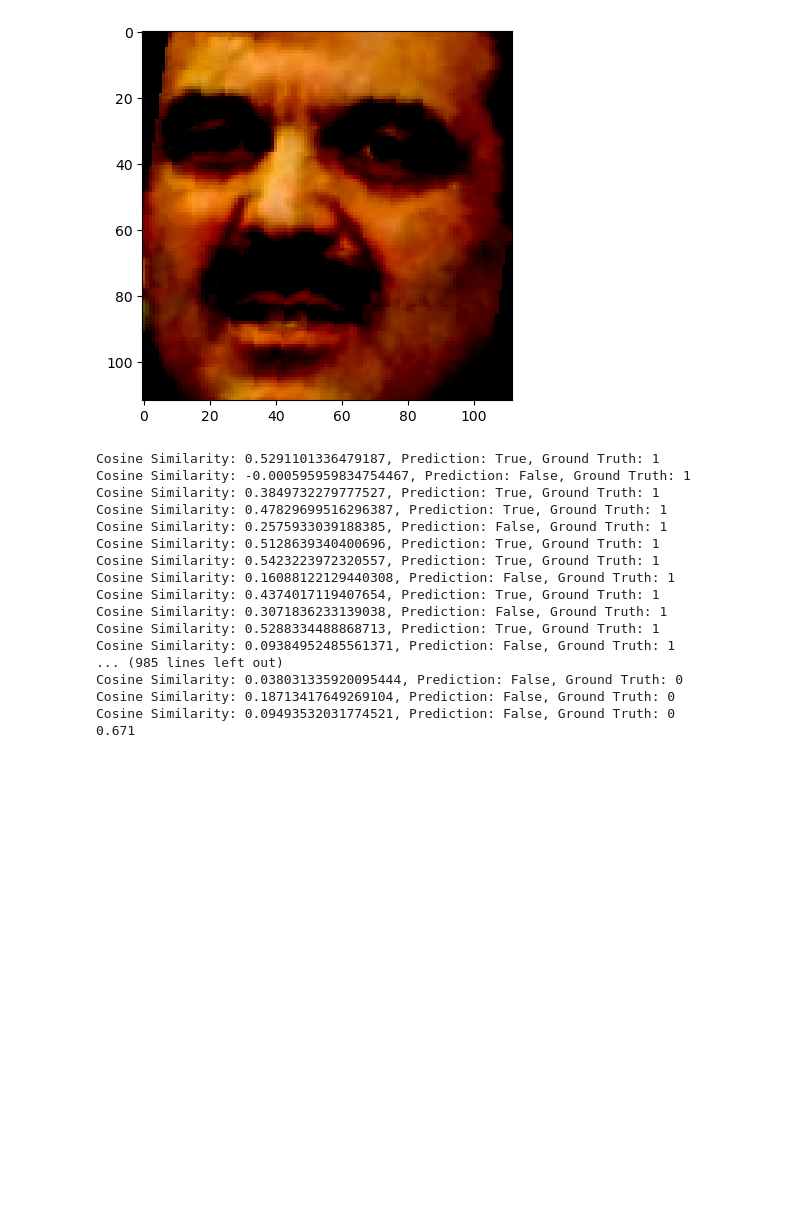
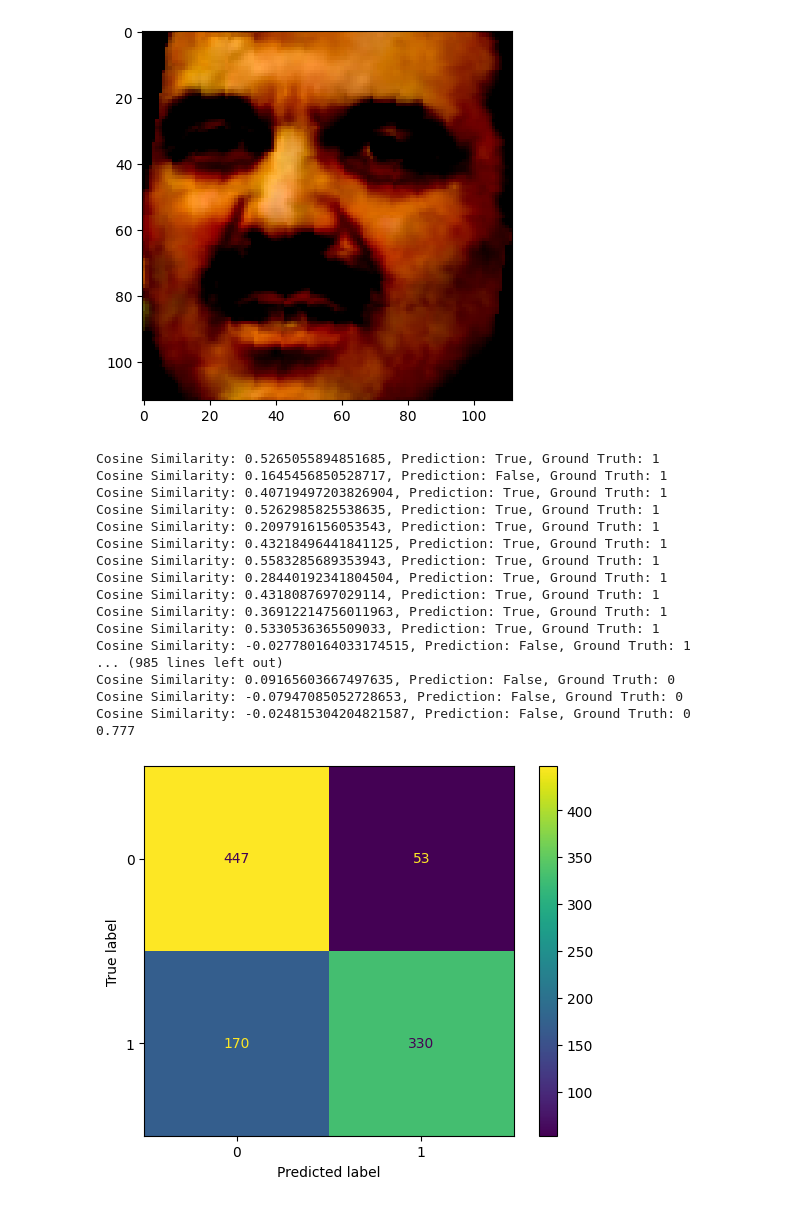
Before and after one commit to carteruh/ArcFace, a Jupyter notebook: arcface.ipynb, the cells around one changed output. Cells and saved outputs as stored; diff of their text form; code cells hidden in the pictures; blank space fills up the shorter version.

```diff
--- a/arcface.ipynb
+++ b/arcface.ipynb
@@ -977,6 +1007,9 @@ with torch.inference_mode():
     correct_count = 0.0
     models.eval()
     metric_fc.eval()
+    y_true = []
+    y_pred = []
+    cos_list = []
     for idx, (img1, img2, label) in enumerate(lfw_pairs_test):
 
         # Do Face Detection Alignment
@@ -990,6 +1023,7 @@ with torch.inference_mode():
         img1 = transform(img1)
         img2 = transform(img2)
 
+
         # Convert images to cuda
         img1, img2 = img1.to(device), img2.to(device)
         img1 = torch.unsqueeze(img1, dim= 0)
@@ -998,24 +1032,43 @@ with torch.inference_mode():
         embed_1 = models(img1)
         embed_2 = models(img2)
         cos_sim = F.cosine_similarity(embed_1, embed_2)
-        print('Cosine Similarity: {}, Prediction: {}, Ground Truth: {}'.format(cos_sim.to("cpu").numpy()[0], cos_sim.to("cpu").numpy()[0] > 0.32, label))
-        correct_count += label == (cos_sim.to("cpu").numpy()[0] > 0.32)
+        cos_list.append(cos_sim.to("cpu"))
+        print('Cosine Similarity: {}, Prediction: {}, Ground Truth: {}'.format(cos_sim.to("cpu").numpy()[0], cos_sim.to("cpu").numpy()[0] > 0.20, label))
+        correct_count += label == (cos_sim.to("cpu").numpy()[0] > 0.20)
+
+        # Add labels and predictions
+        y_true.append(label)
+        y_pred.append(cos_sim.to("cpu").numpy()[0] > 0.20)
+#         fig = plt.figure()
+#         ax1 = fig.add_subplot(2, 2, 1)
+#         ax1.imshow(img1[0].to("cpu").permute(1,2,0))
+#         ax2 = fig.add_subplot(2, 2, 2)
+#         ax2.imshow(img2[0].to("cpu").permute(1,2,0))
+#         plt.show()
     print(correct_count / len(lfw_pairs_test))
 # %% [output]
-Cosine Similarity: 0.5291101336479187, Prediction: True, Ground Truth: 1
-Cosine Similarity: -0.000595959834754467, Prediction: False, Ground Truth: 1
-Cosine Similarity: 0.3849732279777527, Prediction: True, Ground Truth: 1
-Cosine Similarity: 0.47829699516296387, Prediction: True, Ground Truth: 1
-Cosine Similarity: 0.2575933039188385, Prediction: False, Ground Truth: 1
-Cosine Similarity: 0.5128639340400696, Prediction: True, Ground Truth: 1
-Cosine Similarity: 0.5423223972320557, Prediction: True, Ground Truth: 1
-Cosine Similarity: 0.16088122129440308, Prediction: False, Ground Truth: 1
-Cosine Similarity: 0.4374017119407654, Prediction: True, Ground Truth: 1
-Cosine Similarity: 0.3071836233139038, Prediction: False, Ground Truth: 1
-Cosine Similarity: 0.5288334488868713, Prediction: True, Ground Truth: 1
-Cosine Similarity: 0.09384952485561371, Prediction: False, Ground Truth: 1
+Cosine Similarity: 0.5265055894851685, Prediction: True, Ground Truth: 1
+Cosine Similarity: 0.1645456850528717, Prediction: False, Ground Truth: 1
+Cosine Similarity: 0.40719497203826904, Prediction: True, Ground Truth: 1
+Cosine Similarity: 0.5262985825538635, Prediction: True, Ground Truth: 1
+Cosine Similarity: 0.2097916156053543, Prediction: True, Ground Truth: 1
+Cosine Similarity: 0.43218496441841125, Prediction: True, Ground Truth: 1
+Cosine Similarity: 0.5583285689353943, Prediction: True, Ground Truth: 1
+Cosine Similarity: 0.28440192341804504, Prediction: True, Ground Truth: 1
+Cosine Similarity: 0.4318087697029114, Prediction: True, Ground Truth: 1
+Cosine Similarity: 0.36912214756011963, Prediction: True, Ground Truth: 1
+Cosine Similarity: 0.5330536365509033, Prediction: True, Ground Truth: 1
+Cosine Similarity: -0.027780164033174515, Prediction: False, Ground Truth: 1
 ... (985 lines left out)
-Cosine Similarity: 0.038031335920095444, Prediction: False, Ground Truth: 0
-Cosine Similarity: 0.18713417649269104, Prediction: False, Ground Truth: 0
-Cosine Similarity: 0.09493532031774521, Prediction: False, Ground Truth: 0
-0.671
+Cosine Similarity: 0.09165603667497635, Prediction: False, Ground Truth: 0
+Cosine Similarity: -0.07947085052728653, Prediction: False, Ground Truth: 0
+Cosine Similarity: -0.024815304204821587, Prediction: False, Ground Truth: 0
+0.777
+# %%
+# Make Confusion Matrix
+cm = confusion_matrix(y_true, y_pred)
+
+# Display Matrix
+cm_display = ConfusionMatrixDisplay(cm).plot()
+# %% [output]
+[figure, added]
```
Also changed, not shown: parts of 16 cells of this notebook.
